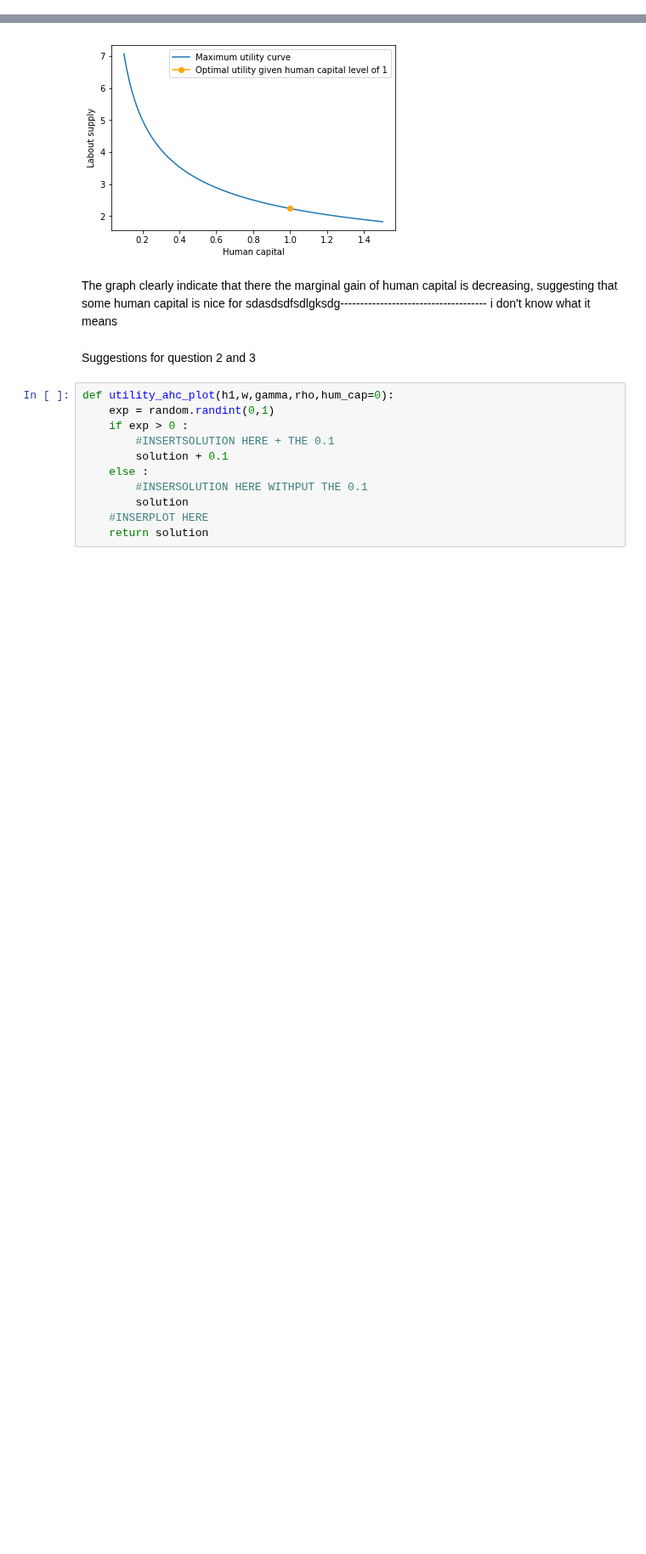
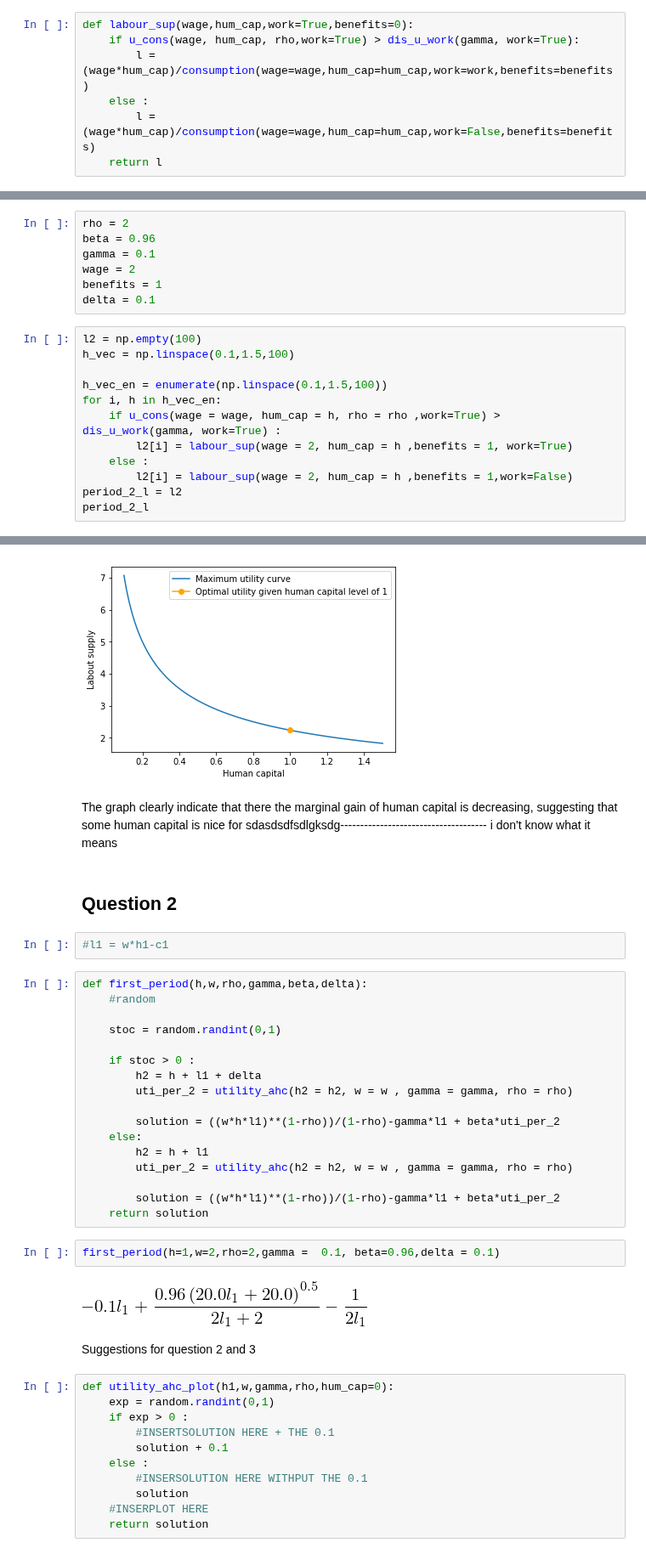
Before and after one commit to NumEconCopenhagen/projects-2019-al, a Jupyter notebook: examproject/August.ipynb, the cells around one changed output, grey strips where cells are left out. Shown at 85% size. Cells and saved outputs as stored; diff of their text form; blank space fills up the shorter version.

```diff
--- a/examproject/August.ipynb
+++ b/examproject/August.ipynb
@@ -14,0 +33,7 @@ rand_func()
+# %%
+def labour_sup(wage,hum_cap,work=True,benefits=0):
+    if u_cons(wage, hum_cap, rho,work=True) > dis_u_work(gamma, work=True):
+        l = (wage*hum_cap)/consumption(wage=wage,hum_cap=hum_cap,work=work,benefits=benefits)
+    else :
+        l = (wage*hum_cap)/consumption(wage=wage,hum_cap=hum_cap,work=False,benefits=benefits)
+    return l
@@ -14,0 +81,19 @@ rand_func()
+# %%
+rho = 2
+beta = 0.96
+gamma = 0.1
+wage = 2
+benefits = 1
+delta = 0.1
+# %%
+l2 = np.empty(100)
+h_vec = np.linspace(0.1,1.5,100)
+
+h_vec_en = enumerate(np.linspace(0.1,1.5,100))
+for i, h in h_vec_en:
+    if u_cons(wage = wage, hum_cap = h, rho = rho ,work=True) > dis_u_work(gamma, work=True) :
+        l2[i] = labour_sup(wage = 2, hum_cap = h ,benefits = 1, work=True)
+    else :
+        l2[i] = labour_sup(wage = 2, hum_cap = h ,benefits = 1,work=False)
+period_2_l = l2
+period_2_l
@@ -77,6 +188,31 @@ utility_ahc_plot(h2 = h_vec, w = 2, gamma = 0.1, rho = 2,hum_cap=1)
 [figure]
 # %% [markdown]
 The graph clearly indicate that there the marginal gain of human capital is decreasing, suggesting that some human capital is nice for sdasdsdfsdlgksdg------------------------------------- i don't know what it means
+# %% [markdown]
+## Question 2
+# %%
+#l1 = w*h1-c1
+# %%
+def first_period(h,w,rho,gamma,beta,delta):
+    #random
+
+    stoc = random.randint(0,1)
+
+    if stoc > 0 :
+        h2 = h + l1 + delta
+        uti_per_2 = utility_ahc(h2 = h2, w = w , gamma = gamma, rho = rho)
+
+        solution = ((w*h*l1)**(1-rho))/(1-rho)-gamma*l1 + beta*uti_per_2
+    else:
+        h2 = h + l1
+        uti_per_2 = utility_ahc(h2 = h2, w = w , gamma = gamma, rho = rho)
+
+        solution = ((w*h*l1)**(1-rho))/(1-rho)-gamma*l1 + beta*uti_per_2
+    return solution
+# %%
+first_period(h=1,w=2,rho=2,gamma =  0.1, beta=0.96,delta = 0.1)
+# %% [output]
+[figure, added]
 # %% [markdown]
 Suggestions for question 2 and 3
 # %%
```
Also changed, not shown: parts of 13 cells of this notebook, 1 other file.
